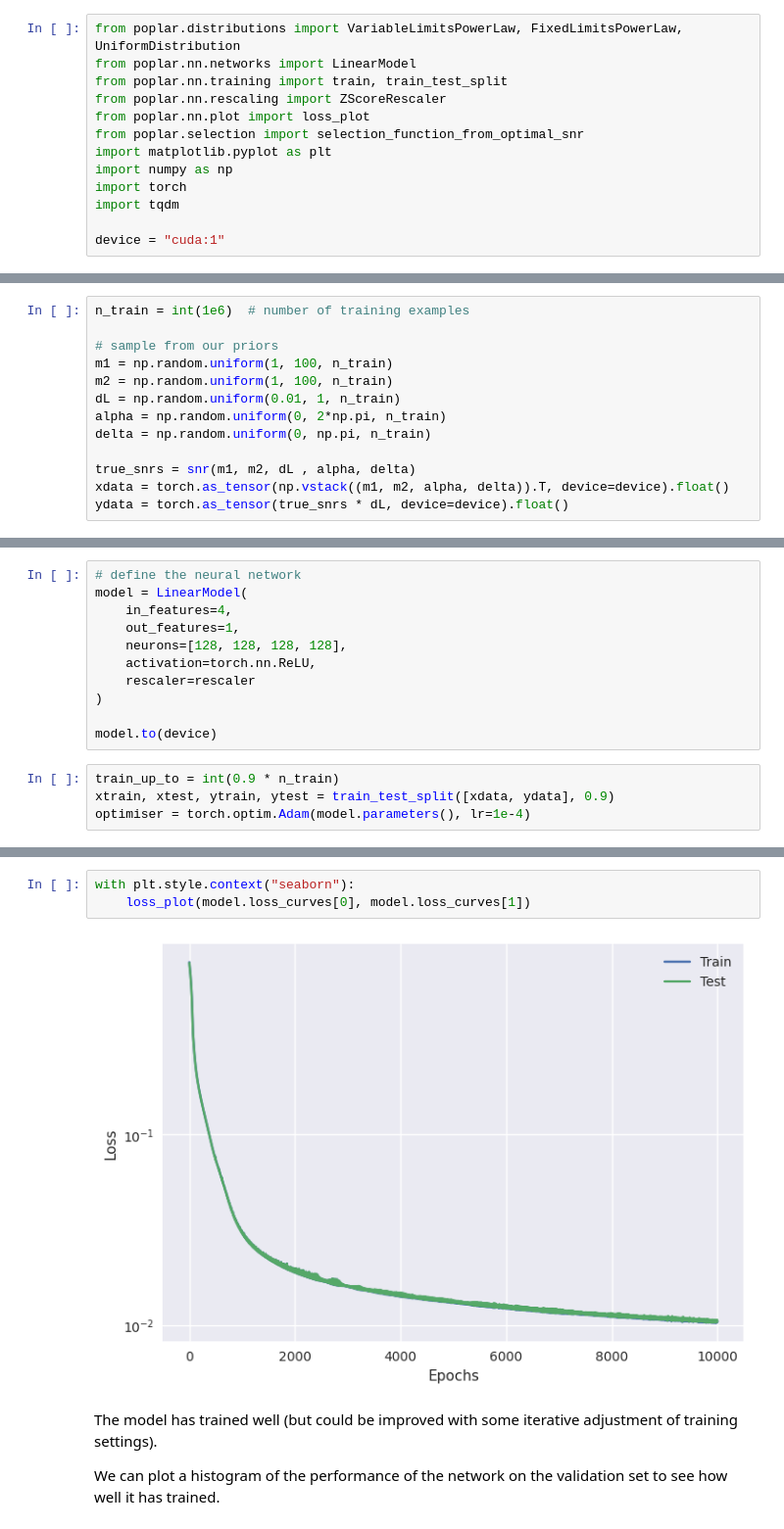
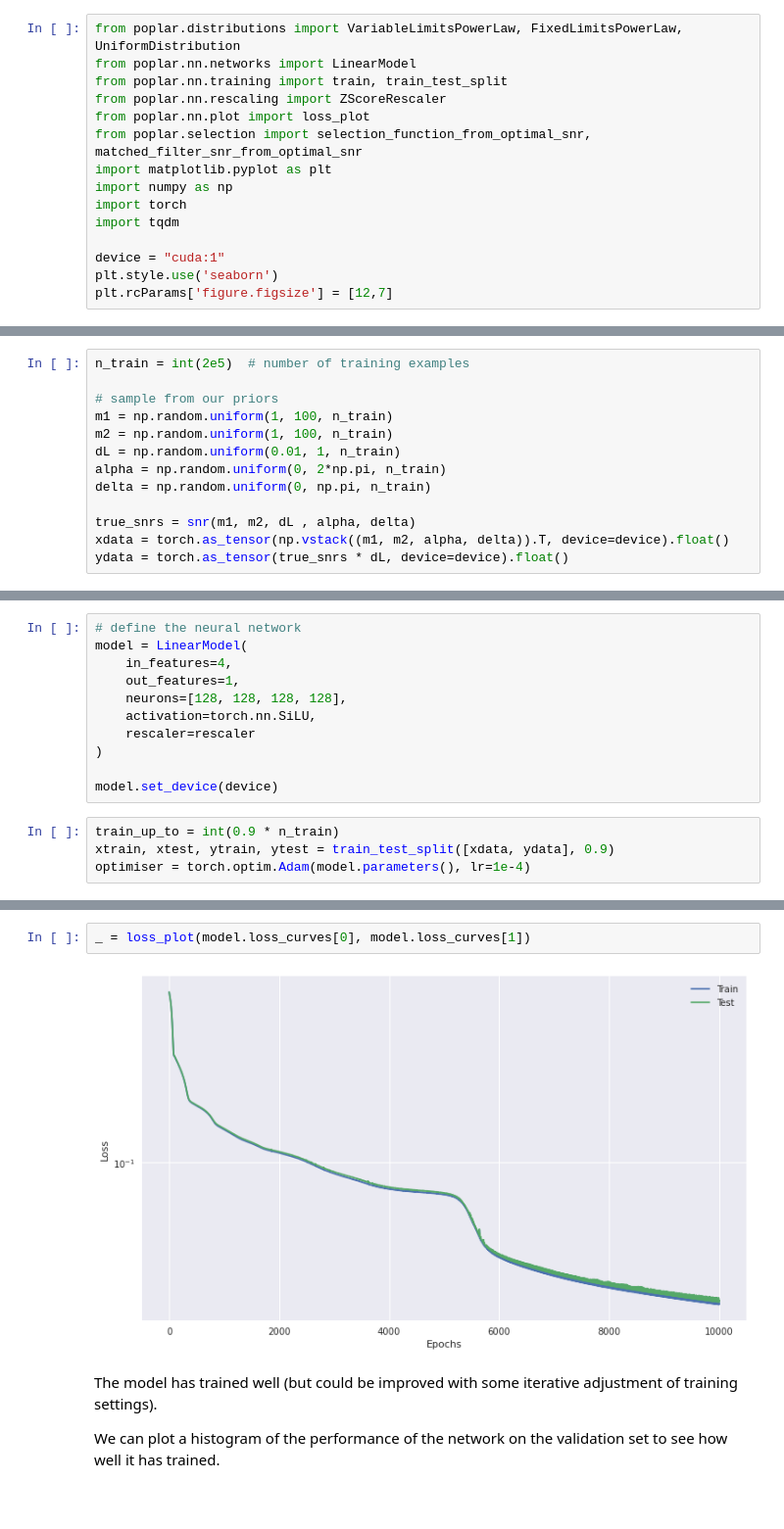
Before and after one commit to cchapmanbird/poplar, a Jupyter notebook: examples/end_to_end_example.ipynb, the cells around one changed output, grey strips where cells are left out. Shown at 98% size. Drawn from its saved outputs; the diff is of its cells as text; blank space fills up the shorter version.

Commit message:
update end-to-end example with population inference example and fix some bugs

```diff
--- a/examples/end_to_end_example.ipynb
+++ b/examples/end_to_end_example.ipynb
@@ -4,13 +4,15 @@ from poplar.nn.networks import LinearModel
 from poplar.nn.training import train, train_test_split
 from poplar.nn.rescaling import ZScoreRescaler
 from poplar.nn.plot import loss_plot
-from poplar.selection import selection_function_from_optimal_snr
+from poplar.selection import selection_function_from_optimal_snr, matched_filter_snr_from_optimal_snr
 import matplotlib.pyplot as plt
 import numpy as np
 import torch
 import tqdm
 
 device = "cuda:1"
+plt.style.use('seaborn')
+plt.rcParams['figure.figsize'] = [12,7]
 # %% [markdown]
 # End-to-end usage example
 # %% [markdown]
@@ -53,7 +54,7 @@ We're going to consider masses in the range [1, 100] $M_\odot$, angles in the ra
 
 Let's generate a dataset of SNRs in this prior range, and our neural network to be trained on these SNRs. As SNR scales inversely with luminosity distance (which is obviously true for our analytic example, but is also true in general), we can factorise this out and train on the remaining parameters. To ensure that the network output is positive definite, we train on $\log(\rho)$.
 # %%
-n_train = int(1e6)  # number of training examples
+n_train = int(2e5)  # number of training examples
 
 # sample from our priors
 m1 = np.random.uniform(1, 100, n_train)
@@ -74,11 +75,11 @@ model = LinearModel(
     in_features=4,
     out_features=1,
     neurons=[128, 128, 128, 128],
-    activation=torch.nn.ReLU,
+    activation=torch.nn.SiLU,
     rescaler=rescaler
 )
 
-model.to(device)
+model.set_device(device)
 # %%
 train_up_to = int(0.9 * n_train)
 xtrain, xtest, ytrain, ytest = train_test_split([xdata, ydata], 0.9)
@@ -99,9 +100,8 @@ Epoch: 9999 | Train loss: 1.041e-02 | Test loss: 1.047e-02 (Lowest: 1.035e-02)
 Training complete - saving.
 # %%
-with plt.style.context("seaborn"):
-    loss_plot(model.loss_curves[0], model.loss_curves[1])
+_ = loss_plot(model.loss_curves[0], model.loss_curves[1])
 # %% [output]
-[figure, old version]
+[figure, new version]
 # %% [markdown]
 The model has trained well (but could be improved with some iterative adjustment of training settings).
 
```
Also changed, not shown: parts of 17 cells of this notebook, 8 other files.
